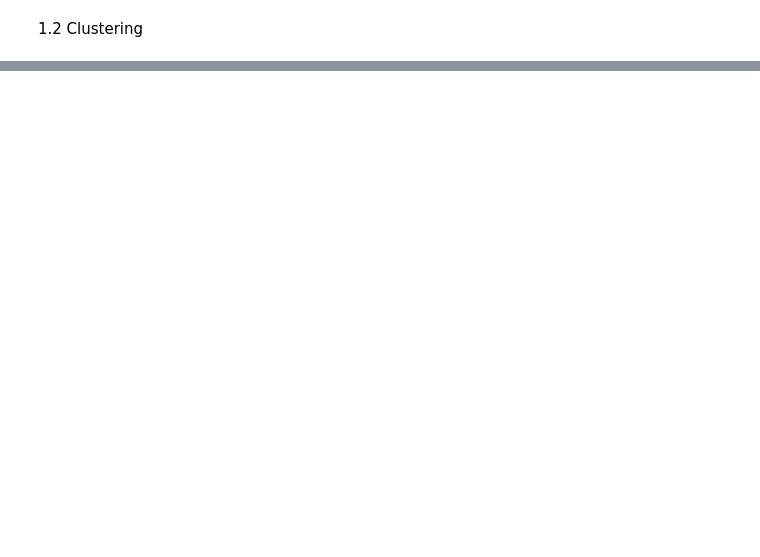
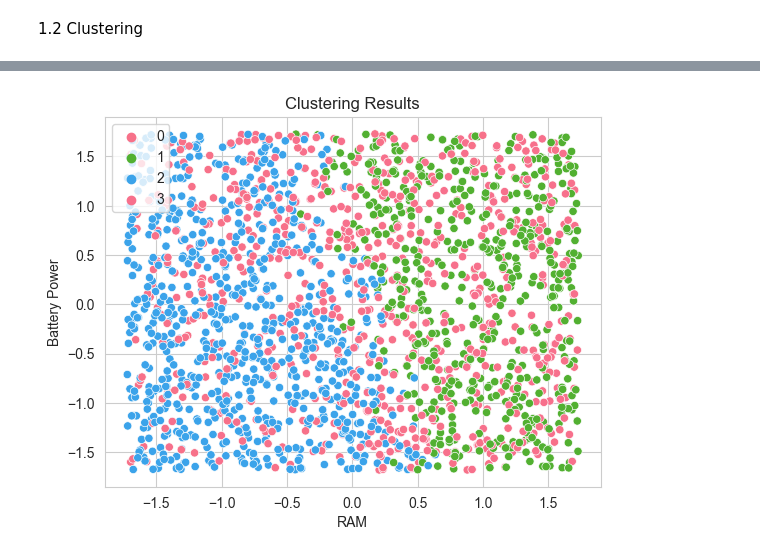
Before and after one commit to andeepl7/MLAssignments, a Jupyter notebook: Q1_EDA_CLUST.ipynb, the cells around one changed output, grey strips where cells are left out. Drawn from its saved outputs; the diff is of its cells as text; code cells hidden in the pictures; blank space fills up the shorter version.

```diff
--- a/Q1_EDA_CLUST.ipynb
+++ b/Q1_EDA_CLUST.ipynb
@@ -79,0 +95,25 @@ sns.countplot(x = "screen_height", hue = "four_g", data = df, palette = 'magma')
+# %%
+selected_columns = ['battery_power', 'clock_speed', 'front_camera', 'internal_memory', 'n_cores', 'primary_camera', 'px_height', 'px_width', 'ram', 'screen_height', 'screen_width', 'talk_time', 'price_range']
+selected_data = df[selected_columns]
+
+# Standardize the data
+scaler = StandardScaler()
+scaled_data = scaler.fit_transform(selected_data)
+#Building a block
+try:
+    # Perform clustering
+    kmeans = KMeans(n_clusters=4, random_state=42)
+    kmeans.fit(scaled_data)
+    labels = kmeans.labels_
+
+
+    # Plot the results
+
+    sns.scatterplot(data=scaled_data, x=scaled_data[:, 8], y=scaled_data[:, 0], hue=labels, palette = 'husl').set(title='Clustering Results')
+    plt.xlabel('RAM')
+    plt.ylabel('Battery Power')
+
+except:
+    print("Error performing clustering")
+# %% [output]
+[figure, added]
```
Also changed, not shown: parts of 12 cells of this notebook.
